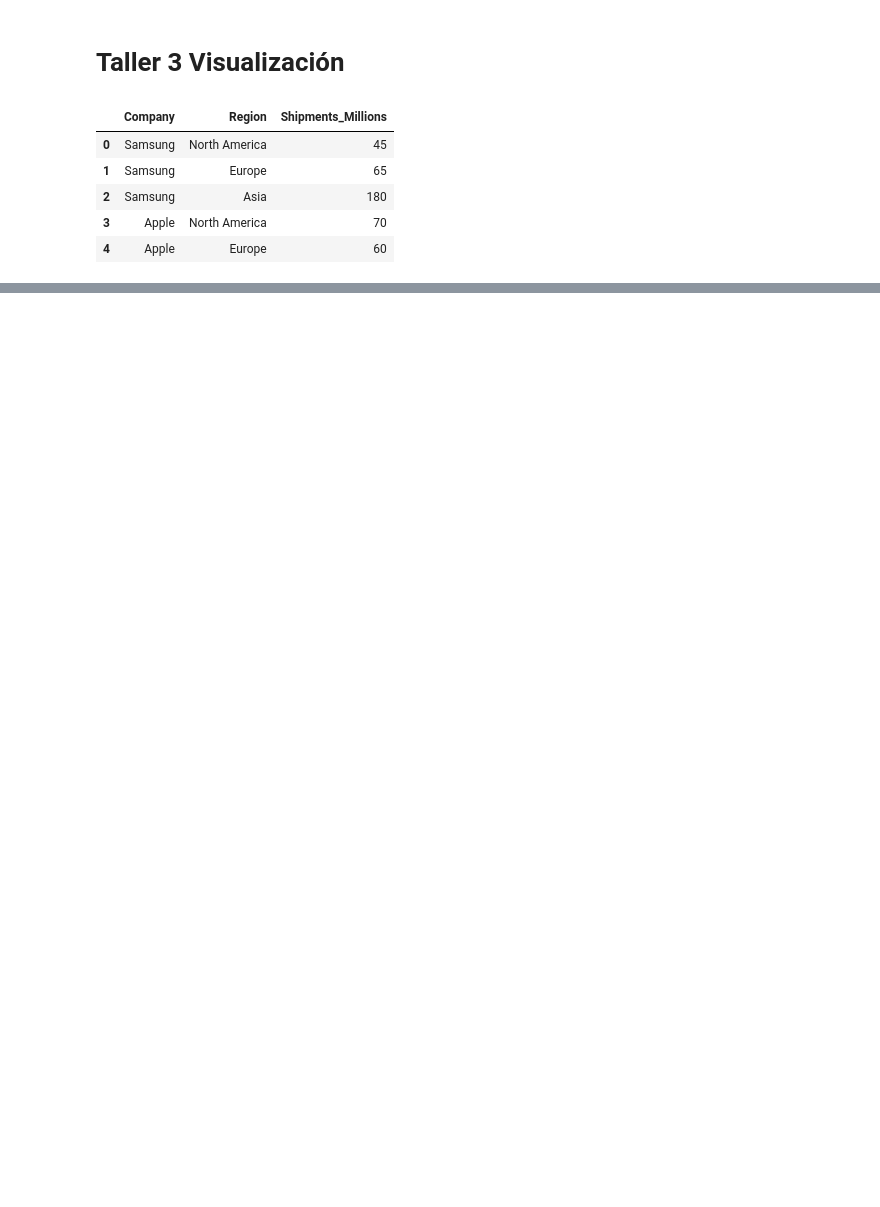
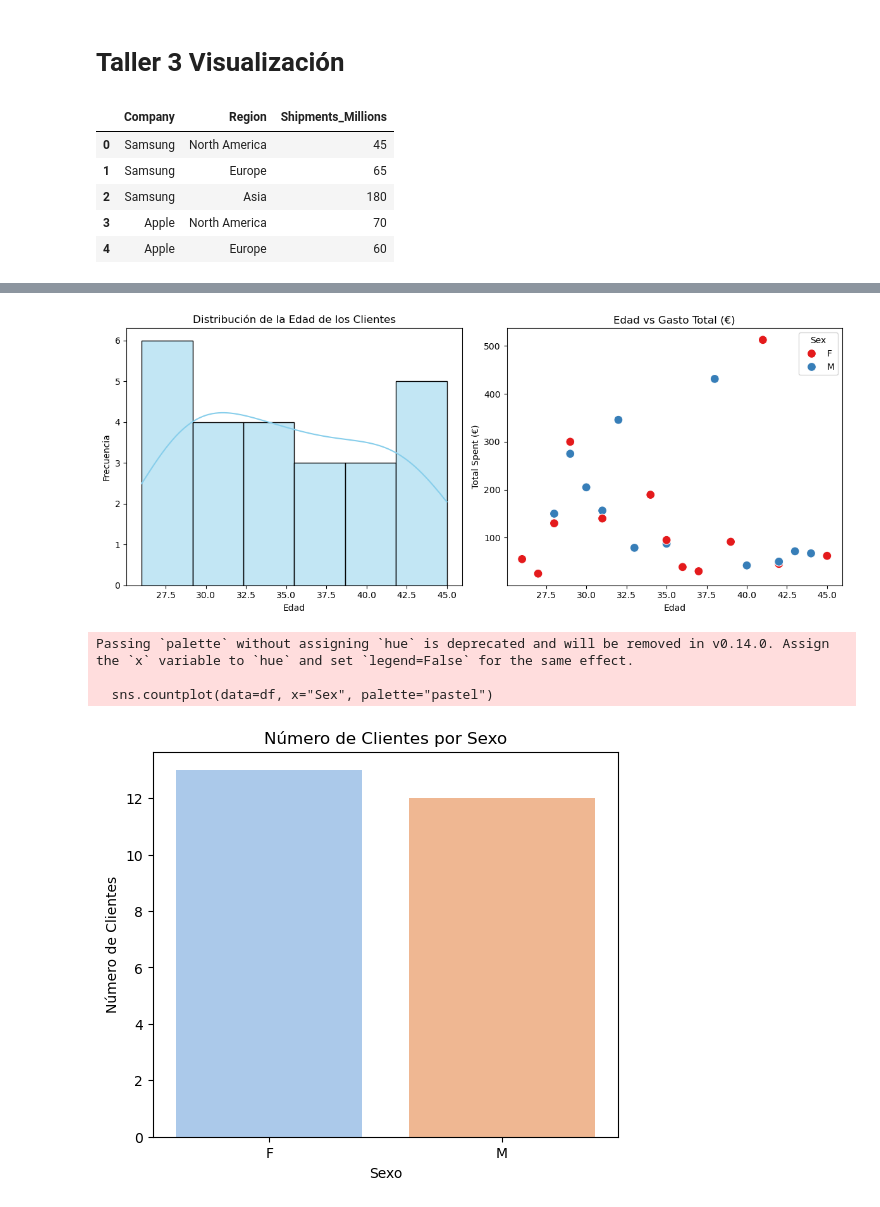
Before and after one commit to Martin0506/Taller3_BigData, a Jupyter notebook: Taller3.ipynb, the cells around one changed output, grey strips where cells are left out. Saved outputs shown, nothing was run; the diff lists cells and outputs as text; code cells hidden in the pictures; blank space fills up the shorter version.

Commit message:
Punto 2

```diff
--- a/Taller3.ipynb
+++ b/Taller3.ipynb
@@ -31,0 +31,58 @@ plt.show()
+# %%
+#Punto 2 Customer spending data
+
+import pandas as pd
+import matplotlib.pyplot as plt
+import seaborn as sns
+
+# Cargar el dataset
+
+df = pd.read_csv(r"customer_spending_data.csv")
+
+# 1. Caracterización por edad y gasto
+
+plt.figure(figsize=(12,5))
+
+# Histograma de edades
+plt.subplot(1,2,1)
+sns.histplot(df["Age"], bins=6, kde=True, color="skyblue")
+plt.title("Distribución de la Edad de los Clientes")
+plt.xlabel("Edad")
+plt.ylabel("Frecuencia")
+
+# Dispersión Edad vs Gasto
+plt.subplot(1,2,2)
+sns.scatterplot(data=df, x="Age", y="Total_Spent_EUR", hue="Sex", palette="Set1", s=100)
+plt.title("Edad vs Gasto Total (€)")
+plt.xlabel("Edad")
+plt.ylabel("Total Spent (€)")
+
+plt.tight_layout()
+plt.show()
+
+
+# 2. Número de clientes por sexo
+
+plt.figure(figsize=(6,5))
+sns.countplot(data=df, x="Sex", palette="pastel")
+plt.title("Número de Clientes por Sexo")
+plt.xlabel("Sexo")
+plt.ylabel("Número de Clientes")
+plt.show()
+
+
+
+# 3. Total de ventas por departamento
+
+dept_sales = df.groupby("Department")["Total_Spent_EUR"].sum()
+
+plt.figure(figsize=(7,7))
+plt.pie(dept_sales, labels=dept_sales.index, autopct="%1.1f%%", startangle=140, colors=sns.color_palette("pastel"))
+plt.title("Participación de Ventas por Departamento")
+plt.show()
+# %% [output]
+[figure, added]
+Passing `palette` without assigning `hue` is deprecated and will be removed in v0.14.0. Assign the `x` variable to `hue` and set `legend=False` for the same effect.
+
+  sns.countplot(data=df, x="Sex", palette="pastel")
+[figure, added]
```
Also changed, not shown: parts of 2 cells of this notebook.
